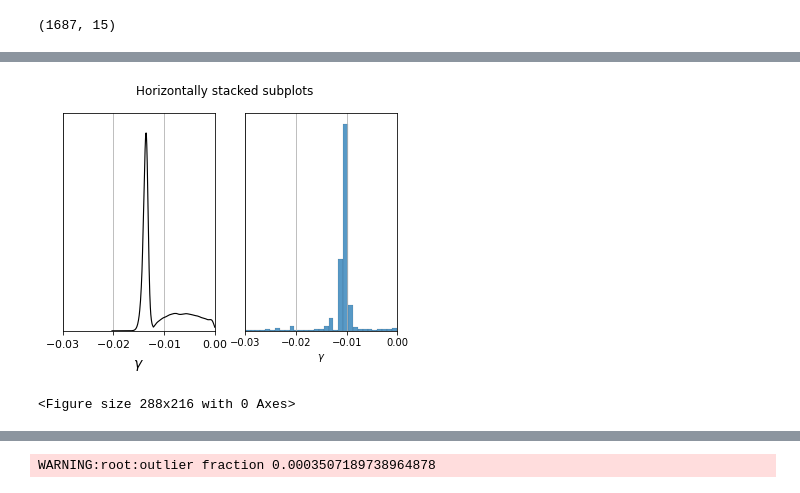
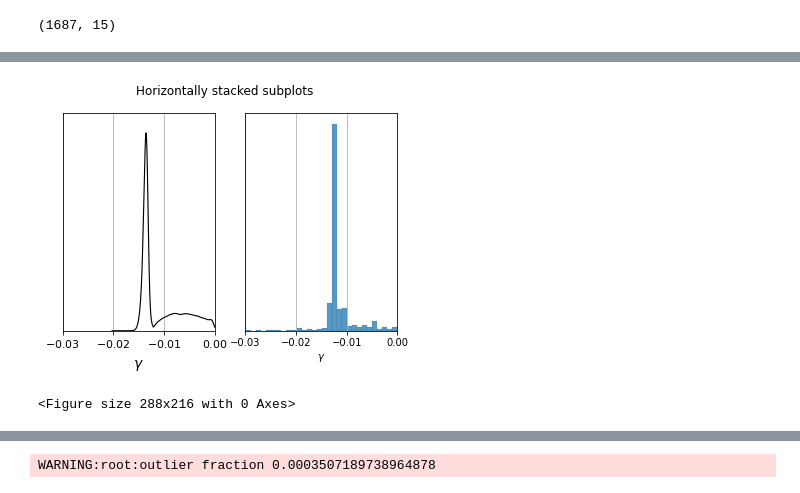
Before and after one commit to igomezv/cosmo_tools, a Jupyter notebook: models/genetic_paper/plots.ipynb, the cells around one changed output, grey strips where cells are left out. Drawn from its saved outputs; the diff is of its cells as text; code cells hidden in the pictures.

```diff
--- a/models/genetic_paper/plots.ipynb
+++ b/models/genetic_paper/plots.ipynb
@@ -634,27 +686,27 @@ Text(0.5, 0, '$\\psi$')
 # %%
 fig, (ax1, ax2) = plt.subplots(1, 2)
 fig.suptitle('Horizontally stacked subplots')
 g = plots.get_single_plotter(width_inch=4,
                              analysis_settings={'smooth_scale_1D': 0.1, 'ignore_rows': 0.1})
 
 g.plot_1d(dir_name_le+root_le, 'ggama', ax=ax1)
 
 # df1 = pd.DataFrame(data1[:,3]).plot(kind='density', ax= ax)
 
 # pd.DataFrame(data2[:,3]).plot(kind='density', ax= ax, label='genetic')
 
 # kdeplot = sns.histplot(data2[:,3], label='genetic', stat='density')
-kdeplot = sns.histplot(data2[:,5], label='genetic', ax=ax2, bins=200)
+kdeplot = sns.histplot(data_le2[:,5], label='genetic', ax=ax2, bins=200)
 
 ax2.set_xlabel('$\gamma$')
 ax2.set_yticks([])
 ax2.set_ylabel('')
 
 ax1.axis(xmin=-0.03, xmax=0.0)
 ax2.axis(xmin=-0.03, xmax=0.0)
 
 ax1.grid(axis='x')
 ax2.grid(axis='x')
 # %% [output]
-[figure, old version]
+[figure, new version]
 <Figure size 288x216 with 0 Axes>
```
Also changed, not shown: parts of 6 cells of this notebook, 4 other files.
